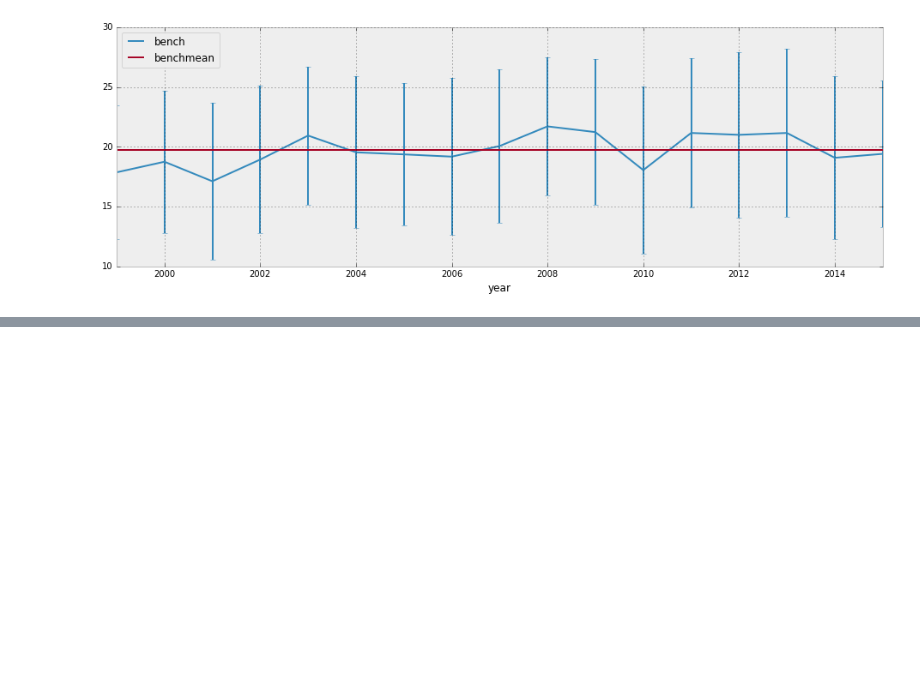
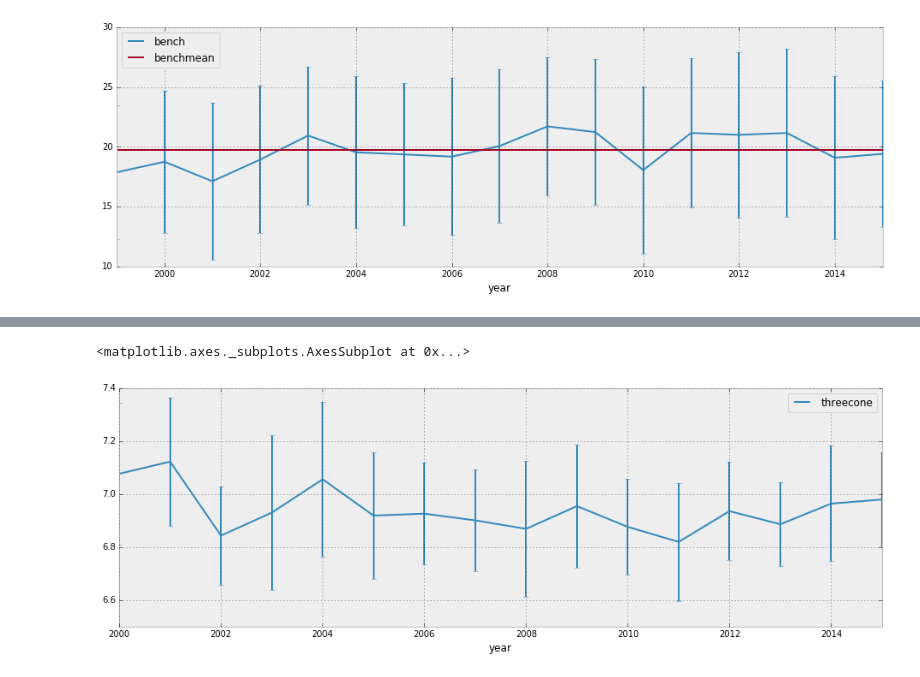
Before and after one commit to seanlugosi/pandas-play, a Jupyter notebook: NFLCombine9915.ipynb, the cells around one changed output, grey strips where cells are left out. Cells and saved outputs as stored; diff of their text form; code cells hidden in the pictures; blank space fills up the shorter version.

```diff
--- a/NFLCombine9915.ipynb
+++ b/NFLCombine9915.ipynb
@@ -189,0 +223,23 @@ benchreplacesorted[['bench','benchmean']].plot.line(figsize=(16,5),yerr=benchrep
+# %%
+#I much prefer this approach and the wider axis gives a cleared view of peaks.
+#Given how straight forward this is, I'm going to quickly look at WRs and DBs over the same timespan to see the agility metrics I spoke of earlier.
+
+is_wr = df['position'] == "WR"
+is_cb = df['position'] == "CB"
+is_ss = df['position'] == "SS"
+is_fs = df['position'] == "FS"
+
+#I'm going to group all the skill positions together. This probably isn't great practice normally, but the NFL is weird.
+#All these skill position guys are a similar body build and are trained to do similar stuff. Generally they compete at a similar level for combine events. So all that in mind, I think I'm fine to lump them all together
+
+no_threecone = df['threecone'] != 0
+skill_only=df[(is_wr|is_cb|is_ss|is_fs) & no_threecone]
+#I messed up here initially and didn't have the OR bitwise operators separate from the AND. Rookie mistake.
+skill_only
+#I don't need to insert a mean here, because I don't really care what the mean was for this
+skillthreecone = skill_only.groupby('year').mean()
+skillthreeconestd = skill_only.groupby('year').std()
+skillthreecone[['threecone']].plot.line(figsize=(16,5), yerr = skillthreeconestd)
+# %% [output]
+<matplotlib.axes._subplots.AxesSubplot at 0x...>
+[figure, added]
```
Also changed, not shown: parts of 7 cells of this notebook.
